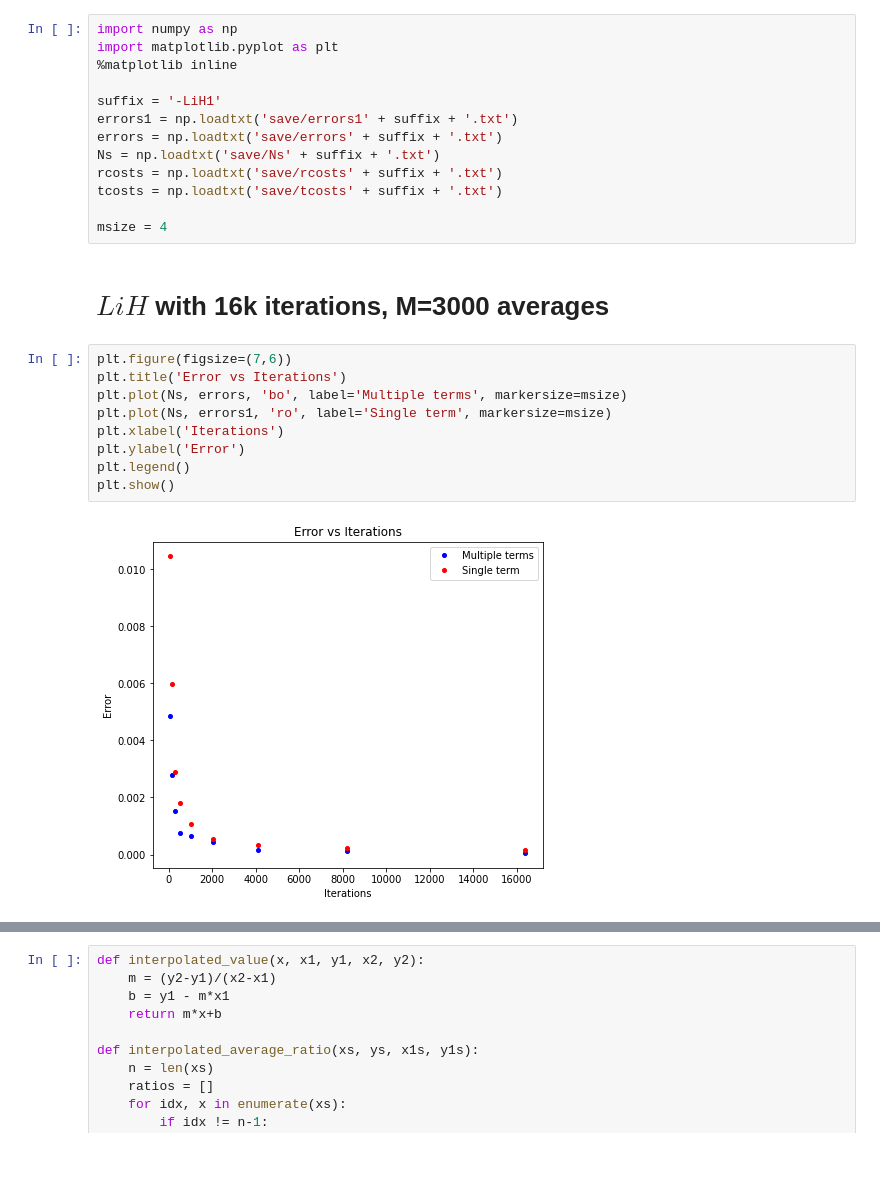
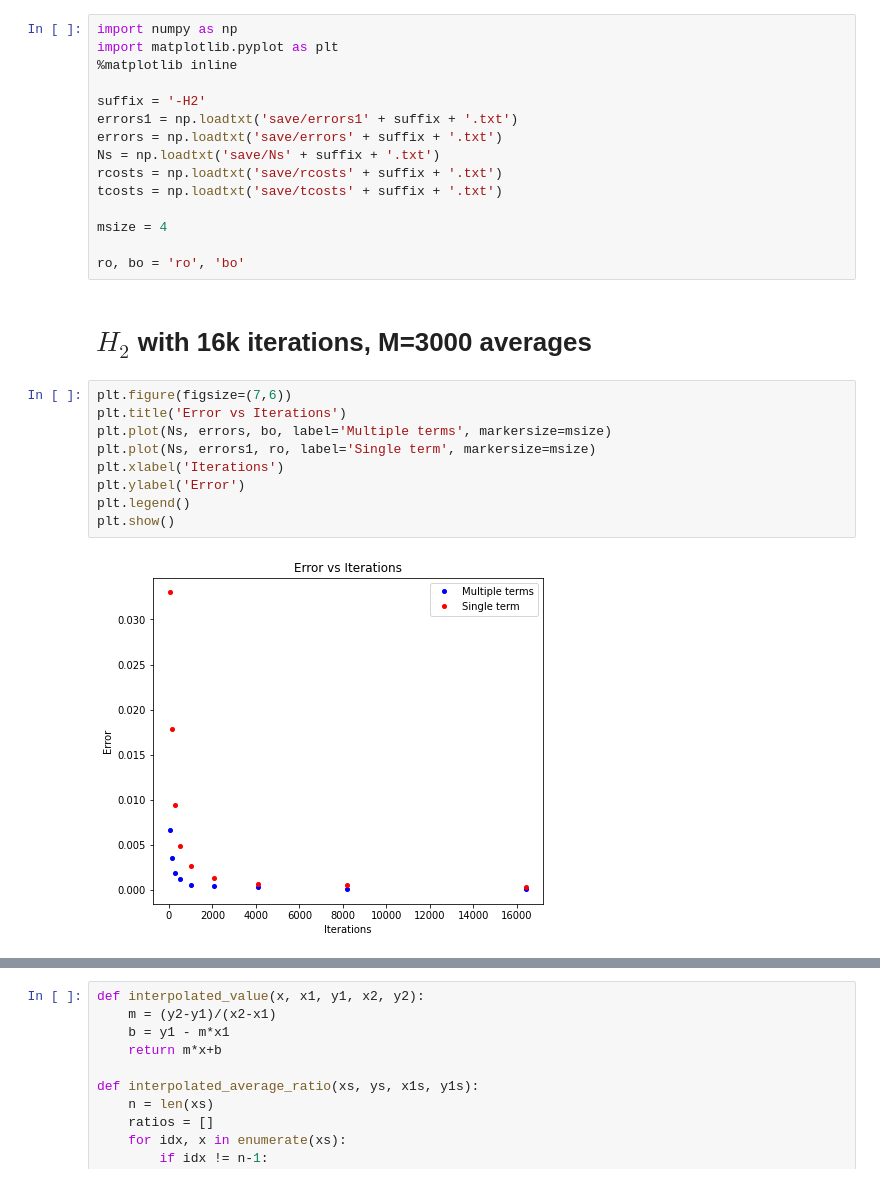
Before and after one commit to SNIPRS/hamiltonian, a Jupyter notebook: plots.ipynb, the cells around one changed output, grey strips where cells are left out. Drawn from its saved outputs; the diff is of its cells as text.

```diff
--- a/plots.ipynb
+++ b/plots.ipynb
@@ -3,7 +3,7 @@ import numpy as np
 import matplotlib.pyplot as plt
 %matplotlib inline
 
-suffix = '-LiH1'
+suffix = '-H2'
 errors1 = np.loadtxt('save/errors1' + suffix + '.txt')
 errors = np.loadtxt('save/errors' + suffix + '.txt')
 Ns = np.loadtxt('save/Ns' + suffix + '.txt')
@@ -11,19 +11,21 @@ rcosts = np.loadtxt('save/rcosts' + suffix + '.txt')
 tcosts = np.loadtxt('save/tcosts' + suffix + '.txt')
 
 msize = 4
+
+ro, bo = 'ro', 'bo'
 # %% [markdown]
-# $LiH$ with 16k iterations, M=3000 averages
+# $H_2$ with 16k iterations, M=3000 averages
 # %%
 plt.figure(figsize=(7,6))
 plt.title('Error vs Iterations')
-plt.plot(Ns, errors, 'bo', label='Multiple terms', markersize=msize)
-plt.plot(Ns, errors1, 'ro', label='Single term', markersize=msize)
+plt.plot(Ns, errors, bo, label='Multiple terms', markersize=msize)
+plt.plot(Ns, errors1, ro, label='Single term', markersize=msize)
 plt.xlabel('Iterations')
 plt.ylabel('Error')
 plt.legend()
 plt.show()
 # %% [output]
-[figure, old version]
+[figure, new version]
 # %%
 plt.figure(figsize=(7,6))
 plt.title('Error vs Total Cost')
```
Also changed, not shown: parts of 7 cells of this notebook, 1 other file.
